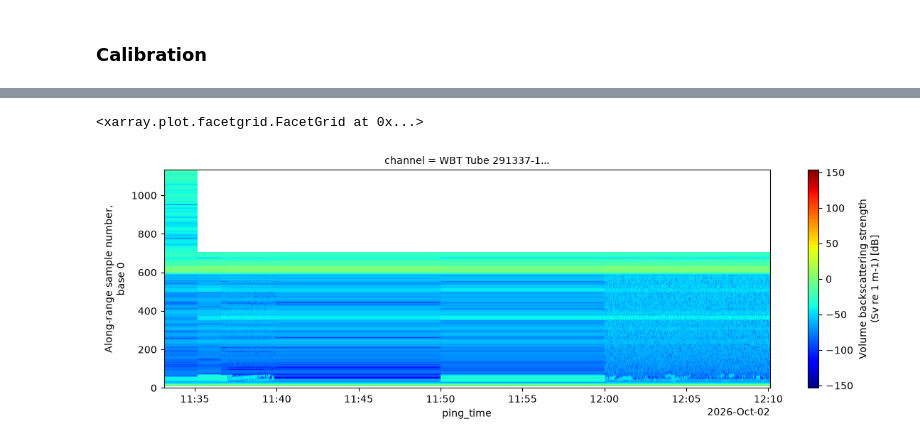
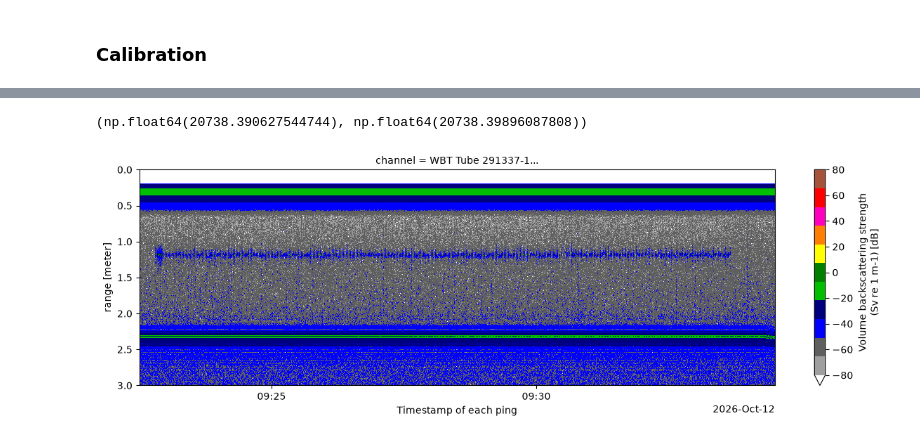
Before and after one commit to Deltares-research/Acoustic_methane_data_processing, a Jupyter notebook: notebooks/read_test_data.ipynb, the cells around one changed output, grey strips where cells are left out. Saved outputs shown, nothing was run; the diff lists cells and outputs as text; code cells hidden in the pictures.

Commit message:
fist plots

```diff
--- a/notebooks/read_test_data.ipynb
+++ b/notebooks/read_test_data.ipynb
@@ -10,8 +10,8 @@ import matplotlib.pyplot as plt
 [interactive output not drawn]
 [interactive output not drawn]
 # %%
-file_name_raw = "261002_01_env test.raw"
-raw_path = rf"P:\11212489-008-acoustic-ch4-test\EK80\Data\{file_name_raw}"
+file_name_raw = "261012_bubble_test_after_calibration-D20261012-T092230.raw"
+raw_path = rf"P:\11212489-008-acoustic-ch4-test\EK80\Data\261012_test_with_Kongsberg\{file_name_raw}"
 output_path = r"P:\11212489-008-acoustic-ch4-test\data_processing\converted_files"
 # %%
 ed = ep.open_raw(
@@ -27,4 +27,4 @@ ed.to_netcdf(save_path=f"{output_path}/{filename}.nc")  # save to FILENAME.nc in
 nc_path = f'{output_path}/{filename}.nc'   # path to a converted nc file
 echodata = ep.open_converted(nc_path)      # create an EchoData object
 # %%
-ds_Sv = ep.calibrate.compute_Sv(ed, waveform_mode="CW", encode_mode="complex")
+ds_Sv = ep.calibrate.compute_Sv(ed, waveform_mode="BB", encode_mode="complex")
@@ -79,14 +54,31 @@ array([[[         nan,          nan,          nan, ..., -19.90721249,
+# %%
+ds_Sv = (
+    ds_Sv.assign_coords(
+        {"range": ("range_sample", ds_Sv["echo_range"].isel(ping_time=0, channel=0).data)}
+    )  # use first ping range
+    .swap_dims({"range_sample": "range"})  # swap the dimension
+)
+ds_Sv["range"] = ds_Sv["range"].assign_attrs(
+    {"long_name": "range", "units": "meter"}
+)
 # %%
 import echopype.colormap  # make custom colormap available
-
-# Plot all 3 channels for inspection
+import numpy as np
 ds_Sv["Sv"].plot(
     x="ping_time",
-    y="range_sample",
     row="channel",
+    vmin=-80,
+    vmax=80,
     figsize=(12, 4),
-    cmap='jet'  # use the custom EK500 colormap
+    cmap="ep.ek500" ,  # use the custom EK500 colormap
+    yincrease=False,
 )
+
+# set y limits
+plt.ylim(3,0)  # adjust the range as needed
+
+# set x limits. Use the first 20 minutes of data
+plt.xlim(ds_Sv["ping_time"].min(), ds_Sv["ping_time"].min() + np.timedelta64(12, "m"))
 # %% [output]
-<xarray.plot.facetgrid.FacetGrid at 0x...>
+(np.float64(20738.390627544744), np.float64(20738.39896087808))
-[figure, old version]
+[figure, new version]
```
Also changed, not shown: parts of 4 cells of this notebook.
